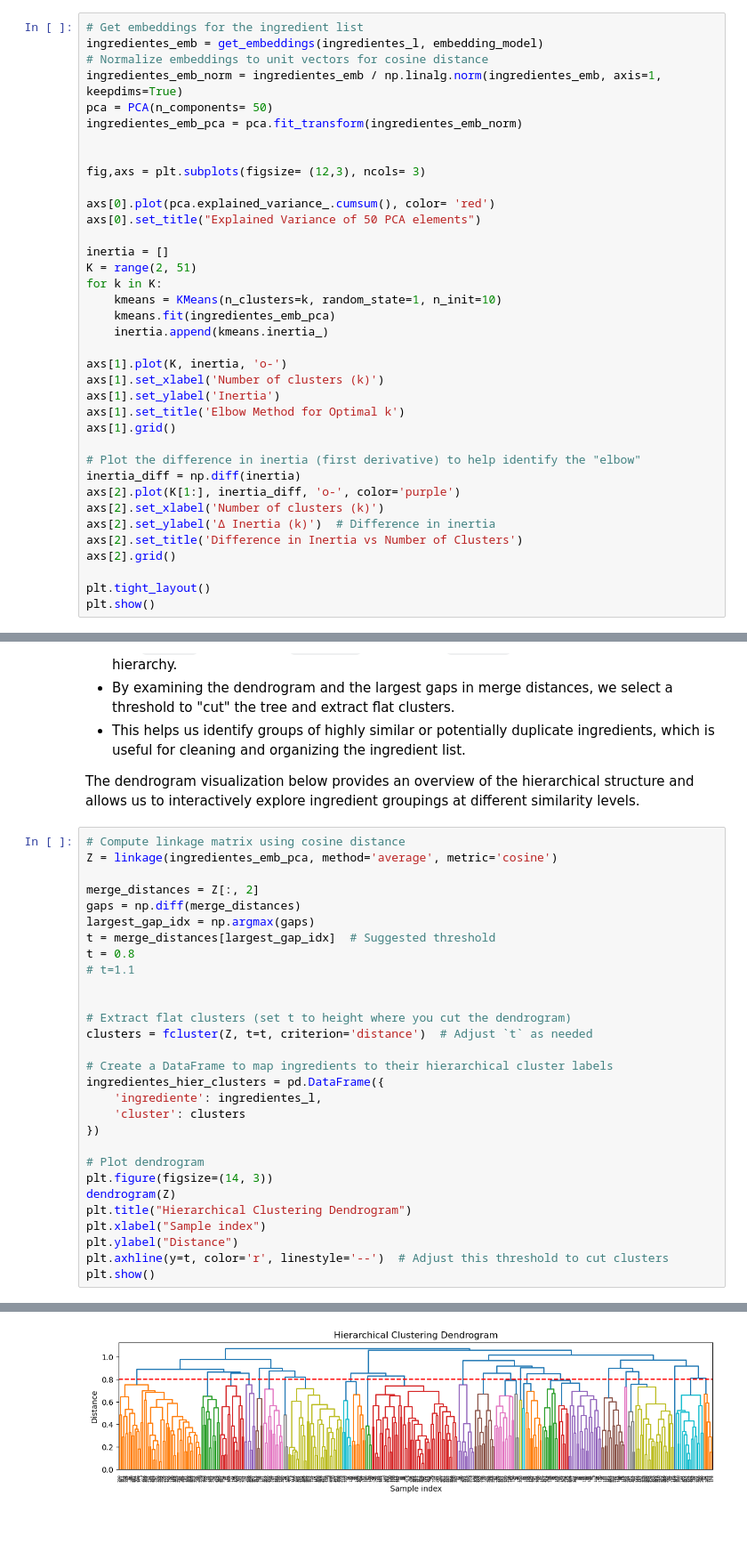
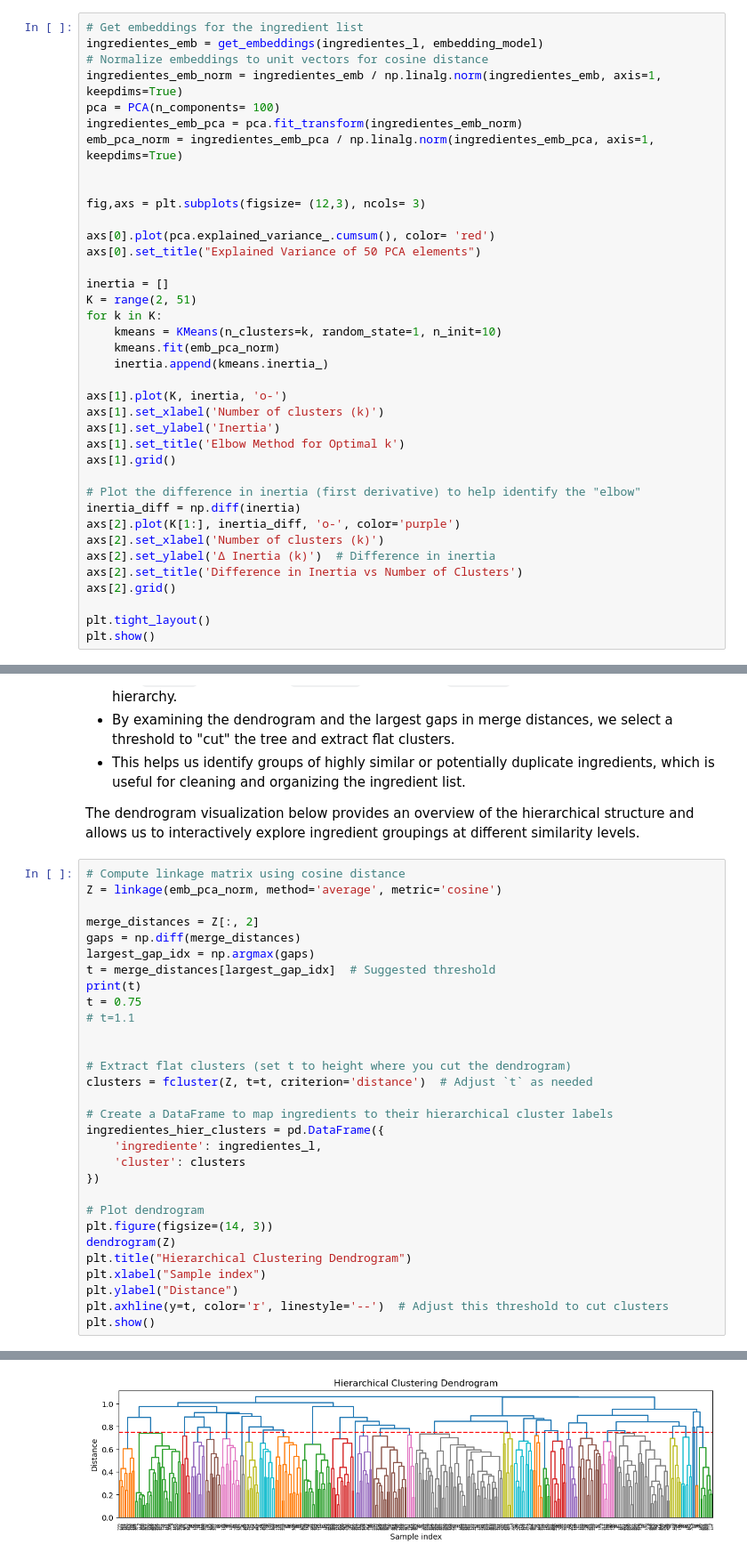
Before and after one commit to garimasc/RecipesInSpanish, a Jupyter notebook: ingredients.ipynb, the cells around one changed output, grey strips where cells are left out. Shown at 89% size. Cells and saved outputs as stored; diff of their text form; blank space fills up the shorter version.

```diff
--- a/ingredients.ipynb
+++ b/ingredients.ipynb
@@ -235,8 +235,9 @@ ingredientes_l = data.loc[logreg_pipe.predict(data['word']) == 1, 'word'].tolist
 ingredientes_emb = get_embeddings(ingredientes_l, embedding_model)
 # Normalize embeddings to unit vectors for cosine distance
 ingredientes_emb_norm = ingredientes_emb / np.linalg.norm(ingredientes_emb, axis=1, keepdims=True)
-pca = PCA(n_components= 50)
+pca = PCA(n_components= 100)
 ingredientes_emb_pca = pca.fit_transform(ingredientes_emb_norm)
+emb_pca_norm = ingredientes_emb_pca / np.linalg.norm(ingredientes_emb_pca, axis=1, keepdims=True)
 
 
 fig,axs = plt.subplots(figsize= (12,3), ncols= 3)
@@ -248,7 +249,7 @@ inertia = []
 K = range(2, 51)
 for k in K:
     kmeans = KMeans(n_clusters=k, random_state=1, n_init=10)
-    kmeans.fit(ingredientes_emb_pca)
+    kmeans.fit(emb_pca_norm)
     inertia.append(kmeans.inertia_)
 
 axs[1].plot(K, inertia, 'o-')
@@ -317,13 +318,14 @@ To further explore the relationships and similarities among ingredients, we appl
 The dendrogram visualization below provides an overview of the hierarchical structure and allows us to interactively explore ingredient groupings at different similarity levels.
 # %%
 # Compute linkage matrix using cosine distance
-Z = linkage(ingredientes_emb_pca, method='average', metric='cosine')
+Z = linkage(emb_pca_norm, method='average', metric='cosine')
 
 merge_distances = Z[:, 2]
 gaps = np.diff(merge_distances)
 largest_gap_idx = np.argmax(gaps)
 t = merge_distances[largest_gap_idx]  # Suggested threshold
-t = 0.8
+print(t)
+t = 0.75
 # t=1.1
 
 
@@ -348,4 +351,4 @@ plt.show()
-[figure, old version]
+[figure, new version]
 # %%
 # Print first 15 elements in each cluster (sorted by cluster label)
 for cluster_id in np.unique(clusters):
```
Also changed, not shown: parts of 9 cells of this notebook.
